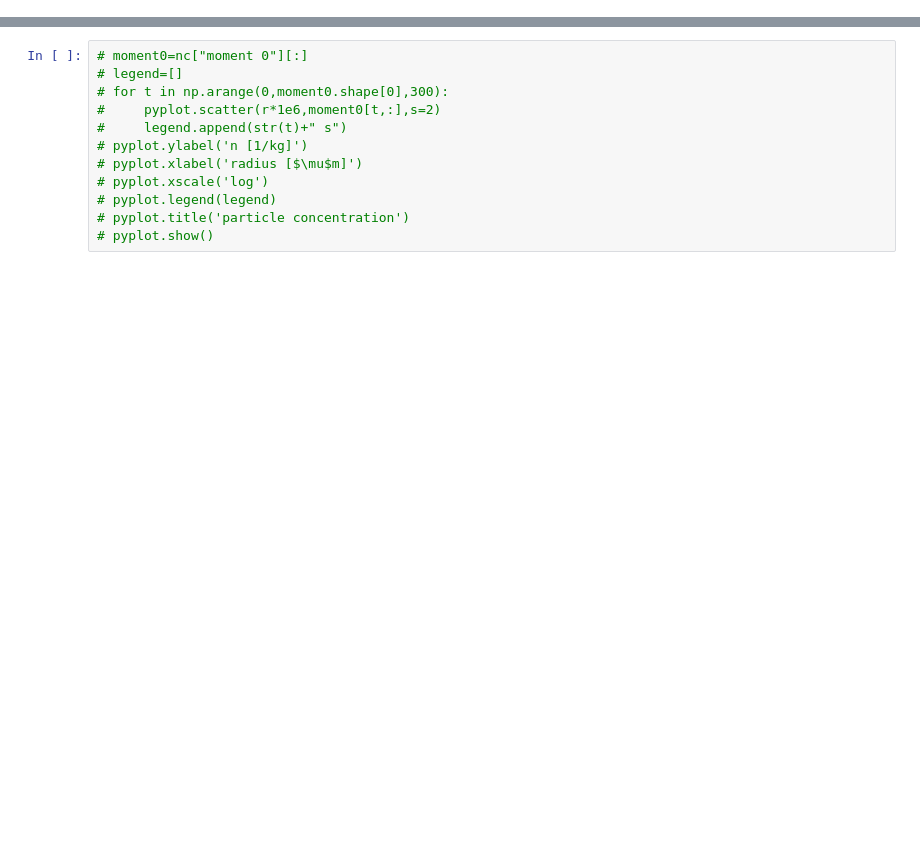
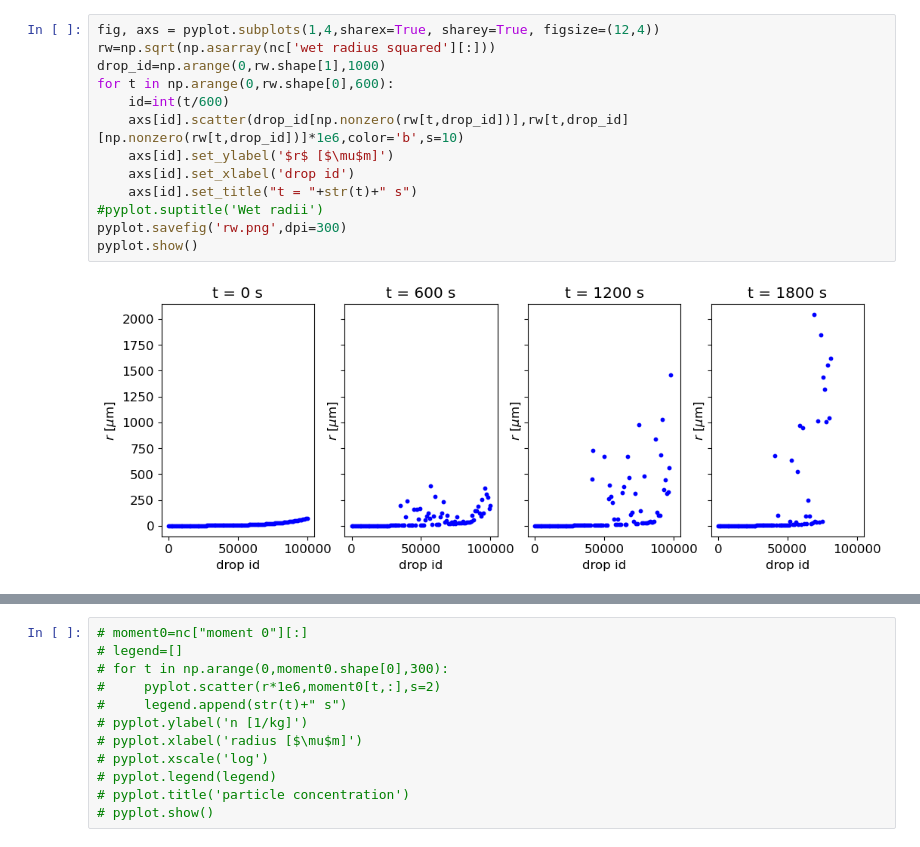
Before and after one commit to AgnieszkaMakulska/libcloudphxx, a Jupyter notebook: models/box/plot_output.ipynb, the cells around one changed output, grey strips where cells are left out. Saved outputs shown, nothing was run; the diff lists cells and outputs as text; blank space fills up the shorter version.

```diff
--- a/models/box/plot_output.ipynb
+++ b/models/box/plot_output.ipynb
@@ -65,0 +72,15 @@ pyplot.show()
+# %%
+fig, axs = pyplot.subplots(1,4,sharex=True, sharey=True, figsize=(12,4))
+rw=np.sqrt(np.asarray(nc['wet radius squared'][:]))
+drop_id=np.arange(0,rw.shape[1],1000)
+for t in np.arange(0,rw.shape[0],600):
+    id=int(t/600)
+    axs[id].scatter(drop_id[np.nonzero(rw[t,drop_id])],rw[t,drop_id][np.nonzero(rw[t,drop_id])]*1e6,color='b',s=10)
+    axs[id].set_ylabel('$r$ [$\mu$m]')
+    axs[id].set_xlabel('drop id')
+    axs[id].set_title("t = "+str(t)+" s")
+#pyplot.suptitle('Wet radii')
+pyplot.savefig('rw.png',dpi=300)
+pyplot.show()
+# %% [output]
+[figure, added]
```
Also changed, not shown: parts of 6 cells of this notebook, 3 other files.
